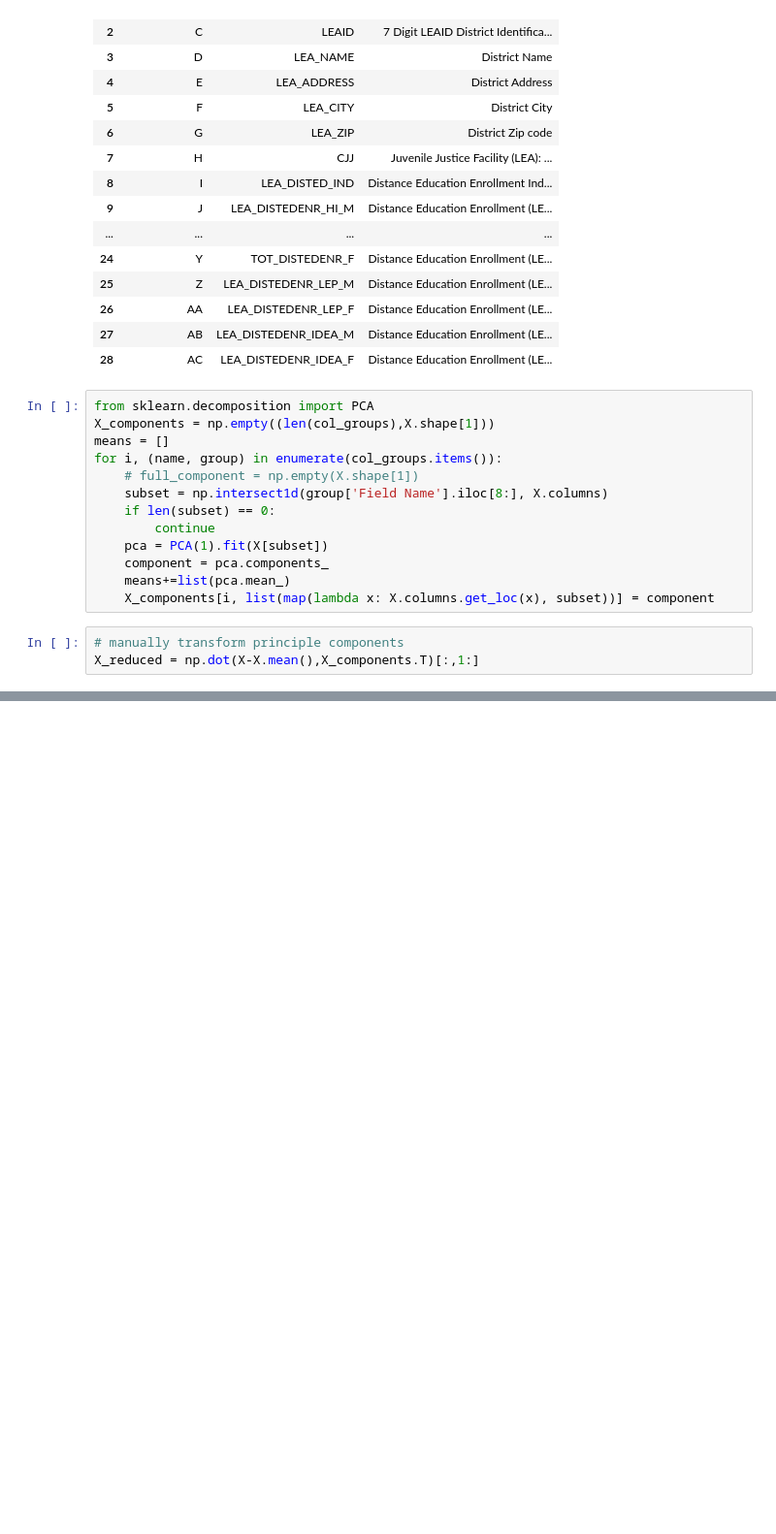
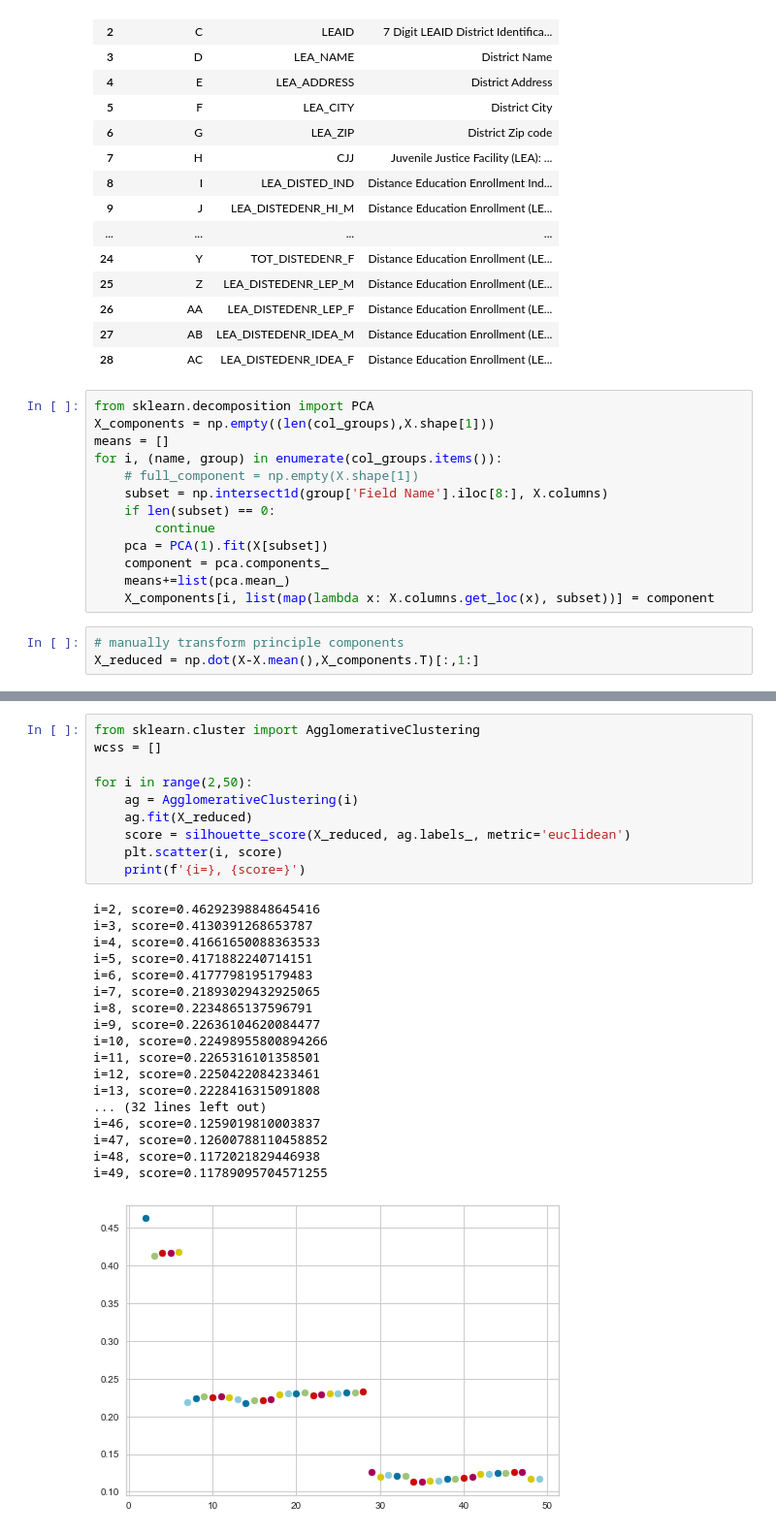
Before and after one commit to bentondavidl/School-Performance-Prediction, a Jupyter notebook: notebooks/feature selection.ipynb, the cells around one changed output, grey strips where cells are left out. Shown: that part at 97% size. Saved outputs shown, nothing was run; the diff lists cells and outputs as text; blank space fills up the shorter version.

```diff
--- a/notebooks/feature selection.ipynb
+++ b/notebooks/feature selection.ipynb
@@ -213,0 +262,29 @@ plt.show()
+# %%
+from sklearn.cluster import AgglomerativeClustering
+wcss = []
+
+for i in range(2,50):
+    ag = AgglomerativeClustering(i)
+    ag.fit(X_reduced)
+    score = silhouette_score(X_reduced, ag.labels_, metric='euclidean')
+    plt.scatter(i, score)
+    print(f'{i=}, {score=}')
+# %% [output]
+i=2, score=0.46292398848645416
+i=3, score=0.4130391268653787
+i=4, score=0.41661650088363533
+i=5, score=0.4171882240714151
+i=6, score=0.4177798195179483
+i=7, score=0.21893029432925065
+i=8, score=0.2234865137596791
+i=9, score=0.22636104620084477
+i=10, score=0.22498955800894266
+i=11, score=0.2265316101358501
+i=12, score=0.2250422084233461
+i=13, score=0.2228416315091808
+... (32 lines left out)
+i=46, score=0.1259019810003837
+i=47, score=0.12600788110458852
+i=48, score=0.1172021829446938
+i=49, score=0.11789095704571255
+[figure, added]
```
Also changed, not shown: parts of 25 cells of this notebook.
